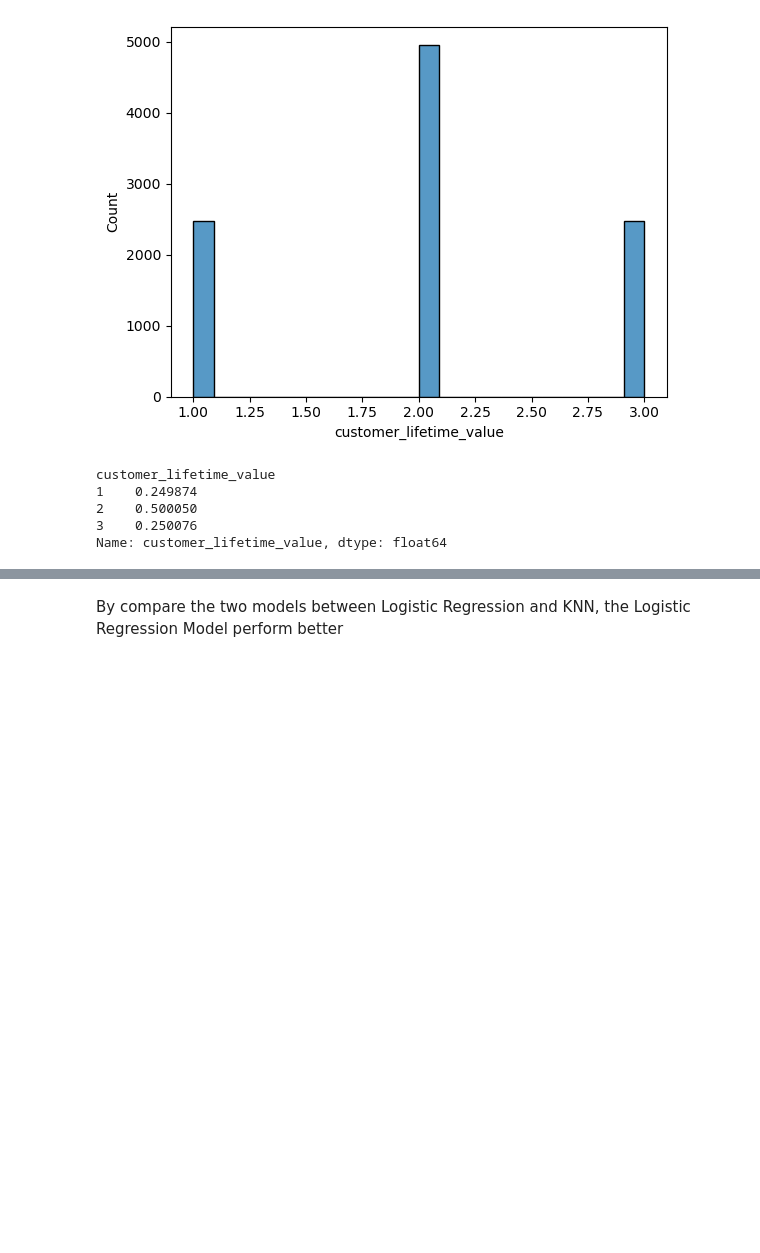
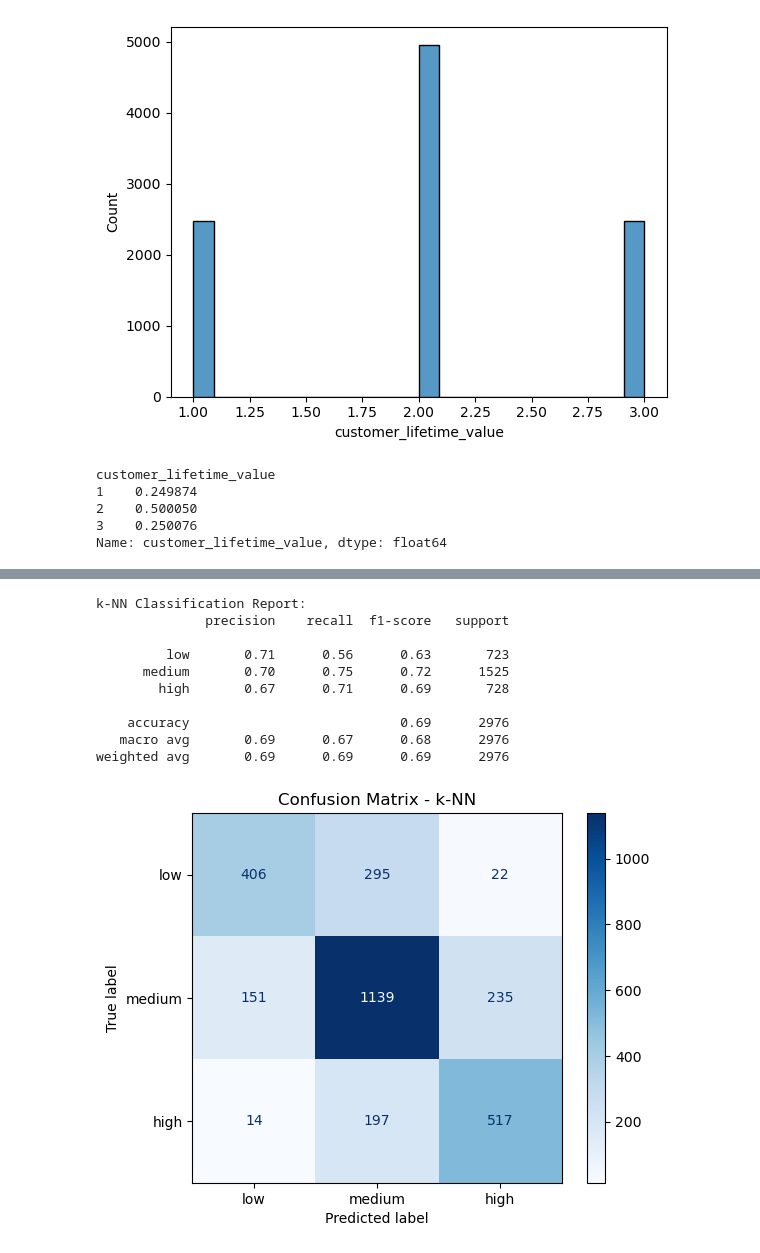
Before and after one commit to qmdismnp/Schulich_DS_MBAN, a Jupyter notebook: v3_assignment2.ipynb, the cells around one changed output, grey strips where cells are left out. Drawn from its saved outputs; the diff is of its cells as text; code cells hidden in the pictures; blank space fills up the shorter version.

```diff
--- a/v3_assignment2.ipynb
+++ b/v3_assignment2.ipynb
@@ -890,2 +765,0 @@ plt.show()
-# %% [markdown]
-By compare the two models between Logistic Regression and KNN, the Logistic Regression Model perform better
@@ -919,27 +765,0 @@ best_knn = grid_knn.best_estimator_
-# %%
-from sklearn.metrics import roc_auc_score, accuracy_score, f1_score, precision_score, recall_score
-from sklearn.model_selection import cross_val_score
-
-# Evaluate Logistic Regression
-y_pred_lr = best_lr.predict(X_test)
-y_prob_lr = best_lr.predict_proba(X_test)[:, 1]
-
-accuracy_lr = accuracy_score(y_test, y_pred_lr)
-f1_lr = f1_score(y_test, y_pred_lr)
-precision_lr = precision_score(y_test, y_pred_lr)
-recall_lr = recall_score(y_test, y_pred_lr)
-roc_auc_lr = roc_auc_score(y_test, y_prob_lr)
-
-# Evaluate KNN
-y_pred_knn = best_knn.predict(X_test)
-y_prob_knn = best_knn.predict_proba(X_test)[:, 1]
-
-accuracy_knn = accuracy_score(y_test, y_pred_knn)
-f1_knn = f1_score(y_test, y_pred_knn)
-precision_knn = precision_score(y_test, y_pred_knn)
-recall_knn = recall_score(y_test, y_pred_knn)
-roc_auc_knn = roc_auc_score(y_test, y_prob_knn)
-
-# Cross-validation scores
-cv_scores_lr = cross_val_score(best_lr, X_scaled, y, cv=5, scoring='roc_auc')
-cv_scores_knn = cross_val_score(best_knn, X_scaled, y, cv=5, scoring='roc_auc')
@@ -978,0 +766,24 @@ plt.show()
+# %%
+from sklearn.metrics import classification_report, confusion_matrix, ConfusionMatrixDisplay
+
+# Evaluate k-NN
+print("k-NN Classification Report:")
+print(classification_report(y_test, y_pred_knn, target_names=['low', 'medium', 'high']))
+
+cm_knn = confusion_matrix(y_test, y_pred_knn)
+disp_knn = ConfusionMatrixDisplay(confusion_matrix=cm_knn, display_labels=['low', 'medium', 'high'])
+disp_knn.plot(cmap=plt.cm.Blues)
+plt.title('Confusion Matrix - k-NN')
+plt.show()
+# %% [output]
+k-NN Classification Report:
+              precision    recall  f1-score   support
+
+         low       0.71      0.56      0.63       723
+      medium       0.70      0.75      0.72      1525
+        high       0.67      0.71      0.69       728
+
+    accuracy                           0.69      2976
+   macro avg       0.69      0.67      0.68      2976
+weighted avg       0.69      0.69      0.69      2976
+[figure, added]
```
Also changed, not shown: parts of 15 cells of this notebook.
